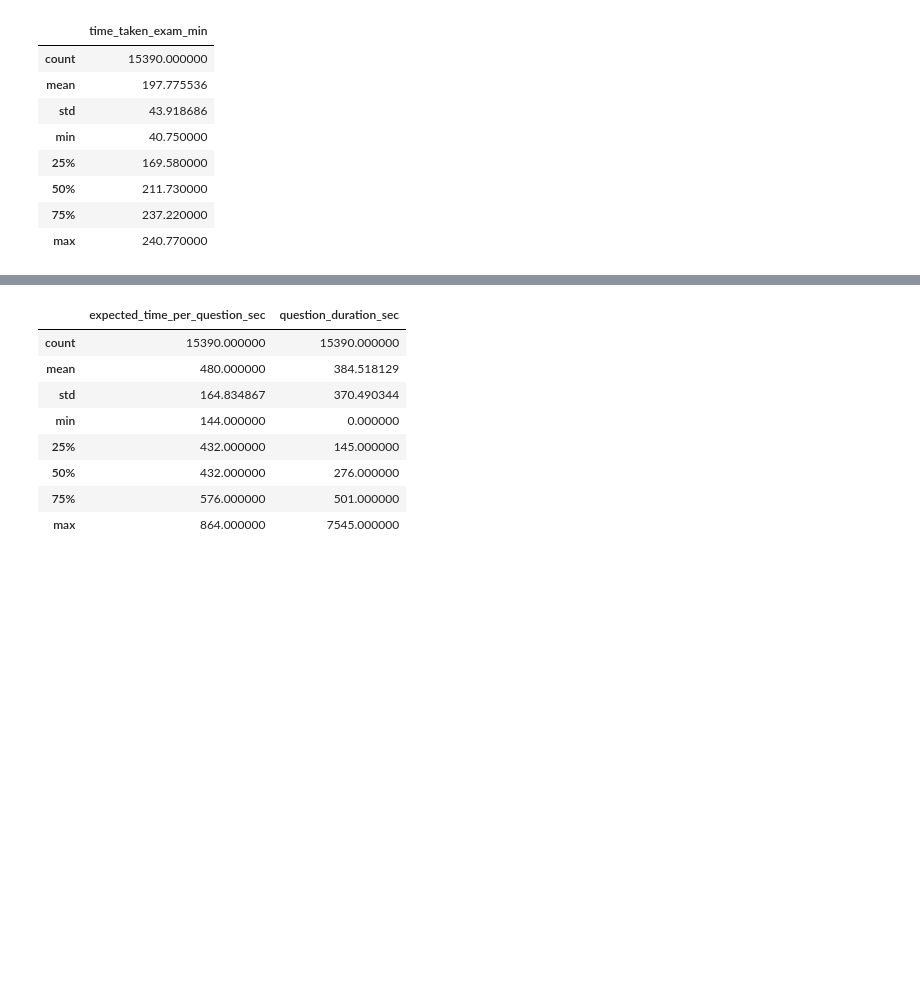
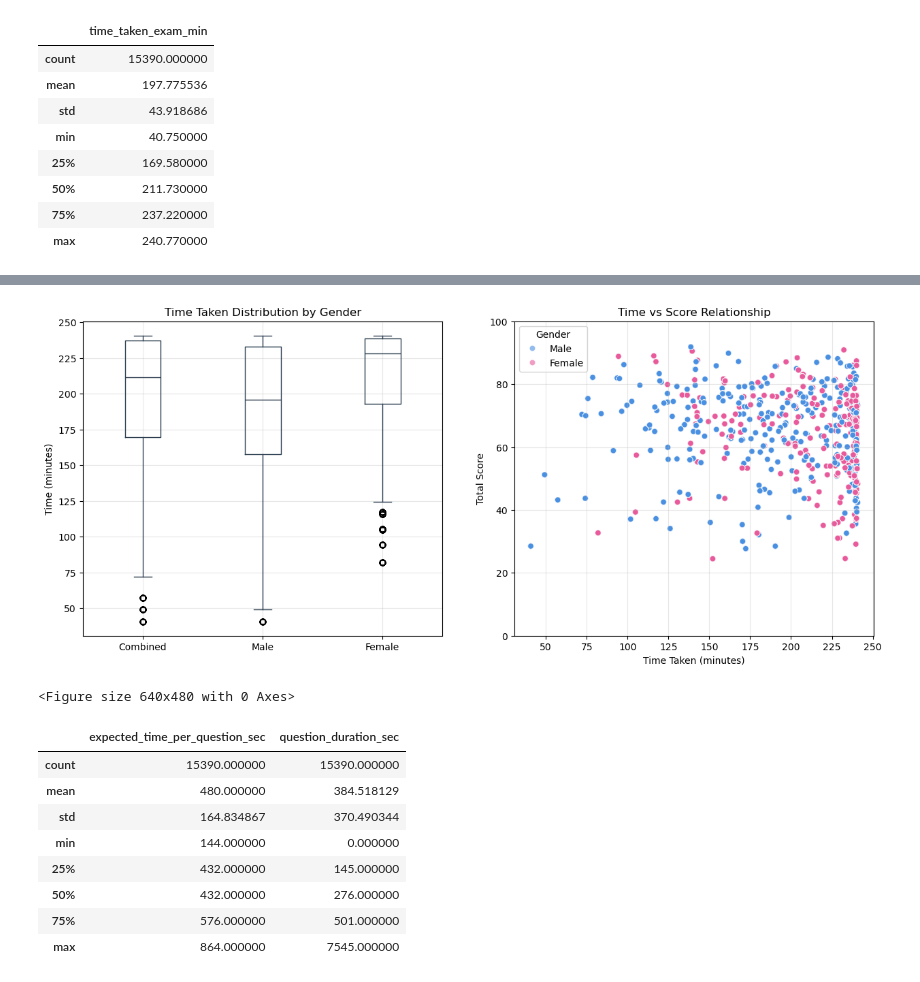
Before and after one commit to juliepe/exam_analysis_H25, a Jupyter notebook: analysis/IN1020/IN1020_2024/notebooks/5. Time_analysis_detailed.ipynb, the cells around one changed output, grey strips where cells are left out. Saved outputs shown, nothing was run; the diff lists cells and outputs as text; code cells hidden in the pictures; blank space fills up the shorter version.

Commit message:
update time analysis

```diff
--- a/analysis/IN1020/IN1020_2024/notebooks/5. Time_analysis_detailed.ipynb
+++ b/analysis/IN1020/IN1020_2024/notebooks/5. Time_analysis_detailed.ipynb
@@ -7,5 +7,20 @@ import sys
 from pathlib import Path
 sys.path.append(str(Path.cwd().parents[3]))
 from utils.helpers import load_data
+# %%
+# Define consistent color palette for the entire analysis
+COLOR_COMBINED = '#6B8CAE'    # Steel blue for combined data
+COLOR_MALE = '#4A90E2'        # Bright blue for male students
+COLOR_FEMALE = '#E85A9B'      # Pink for female students
+COLOR_BOXPLOT = '#2C3E50'     # Dark blue-grey for boxplots
+
+# Gender color mapping for easy reference
+GENDER_COLORS = {
+    'M': COLOR_MALE,
+    'F': COLOR_FEMALE,
+    'Male': COLOR_MALE,
+    'Female': COLOR_FEMALE,
+    'Combined': COLOR_COMBINED
+}
 # %% [markdown]
 # Detailed analysis of time during the exam. expexted time vs. time taken task by task + by gender. see if time taken by task affects performance during each task.
@@ -33,7 +50,8 @@ df_time = df.groupby(['student_id', 'question_number']).agg({
     'exam_start_time': 'first',
     'exam_end_time': 'first',
     'extra_time_mins': 'first',
-    'incident_time_mins': 'first'
+    'incident_time_mins': 'first',
+    'total_score': 'first'
 }).reset_index()
 
 df_time['time_taken_exam_min'] = round((pd.to_datetime(df_time['exam_end_time']) - pd.to_datetime(df_time['exam_start_time'])).dt.total_seconds() / 60, 2)
@@ -91,3 +120,59 @@ df_time[['time_taken_exam_min']].describe()
 | 50% | 211.730000 |
 | 75% | 237.220000 |
 | max | 240.770000 |
+# %%
+# Enhanced time analysis visualizations
+fig, axes = plt.subplots(1, 2, figsize=(15, 6))
+
+# Time taken boxplot
+df_time_outliers = pd.DataFrame({
+    'Combined': df_time['time_taken_exam_min'],
+    'Male': df_time[df_time['gender'] == 'M']['time_taken_exam_min'],
+    'Female': df_time[df_time['gender'] == 'F']['time_taken_exam_min']
+})
+
+df_time_outliers.boxplot(ax=axes[0], return_type='dict', color=COLOR_BOXPLOT)
+axes[0].set_title("Time Taken Distribution by Gender")
+axes[0].set_ylabel("Time (minutes)")
+axes[0].grid(True, alpha=0.3)
+
+# Identify outliers using IQR method
+def identify_outliers(data, name):
+    Q1 = data.quantile(0.25)
+    Q3 = data.quantile(0.75)
+    IQR = Q3 - Q1
+    lower_bound = Q1 - 1.5 * IQR
+    upper_bound = Q3 + 1.5 * IQR
+
+    outliers = data[(data < lower_bound) | (data > upper_bound)]
+    print(f"{name}: {len(outliers)} outliers ({len(outliers)/len(data)*100:.1f}%)")
+    if len(outliers) > 0:
+        print(f"  Range: {outliers.min():.2f} - {outliers.max():.2f}")
+    return outliers
+
+# Time outlier analysis
+print("=== TIME OUTLIER ANALYSIS ===")
+time_combined_outliers = identify_outliers(df_time['time_taken_exam_min'], "Combined Time")
+time_male_outliers = identify_outliers(df_time[df_time['gender'] == 'M']['time_taken_exam_min'], "Male Time")
+time_female_outliers = identify_outliers(df_time[df_time['gender'] == 'F']['time_taken_exam_min'], "Female Time")
+
+# Time vs Score relationship
+sns.scatterplot(data=df_time, x='time_taken_exam_min', y='total_score',
+               hue='gender', alpha=0.6, ax=axes[1],
+               palette={'F': COLOR_FEMALE, 'M': COLOR_MALE})
+axes[1].set_title("Time vs Score Relationship")
+axes[1].set_xlabel("Time Taken (minutes)")
+axes[1].set_ylabel("Total Score")
+axes[1].set_ylim(0, 100)
+axes[1].grid(True, alpha=0.3)
+
+# Update legend labels for clarity - map the original labels to proper gender names
+handles, labels = axes[1].get_legend_handles_labels()
+# Create a mapping from the original labels (F/M) to full names
+label_mapping = {'F': 'Female', 'M': 'Male'}
+new_labels = [label_mapping.get(label, label) for label in labels]
+axes[1].legend(handles, new_labels, title='Gender')
+
+plt.show()
+plt.tight_layout()
+# %% [output]
@@ -94,3 +186,5 @@ df_time[['time_taken_exam_min']].describe()
+[figure, added]
+<Figure size 640x480 with 0 Axes>
 # %%
 # description and exploration of spesific columns in df_time
 df_time[['expected_time_per_question_sec', 'question_duration_sec']].describe()
```
Also changed, not shown: parts of 4 cells of this notebook, 5 other files.
